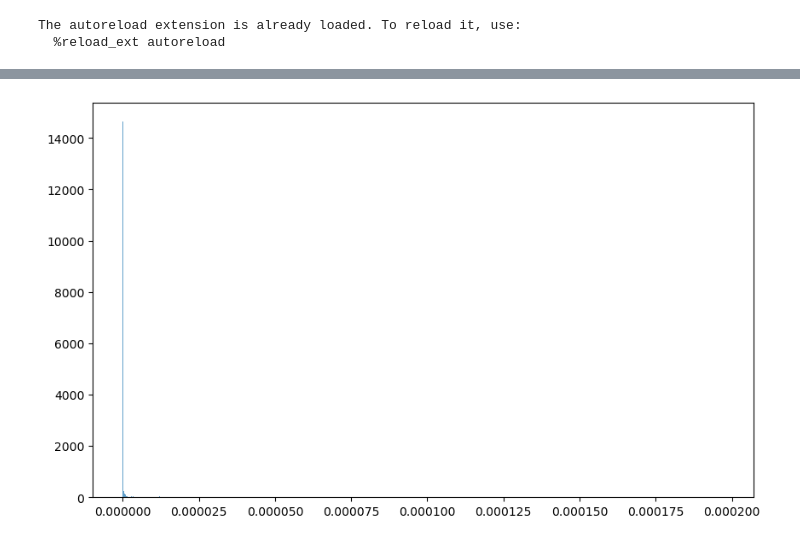
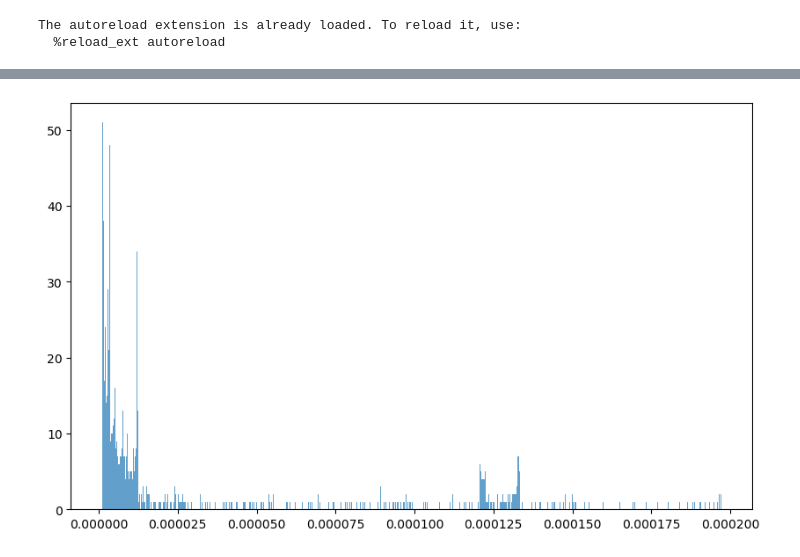
Before and after one commit to a-fotherby/hydrothermal_alteration, a Jupyter notebook: pflotran_figures/anhydrite.ipynb, the cells around one changed output, grey strips where cells are left out. Saved outputs shown, nothing was run; the diff lists cells and outputs as text; code cells hidden in the pictures.

```diff
--- a/pflotran_figures/anhydrite.ipynb
+++ b/pflotran_figures/anhydrite.ipynb
@@ -35,17 +39,17 @@ vol
 # %%
 import matplotlib as mpl
 from matplotlib import pyplot as plt
 import numpy as np
 import string
 
-threshold = 1e-4
+threshold = 1e-6
 filtered_data = data.where(data >= threshold, drop=True)
-data_np = data.sel(time=7000)['Anhydrite_VF'].values.flatten()
+data_np = filtered_data.sel(time=7000)['Anhydrite_VF'].values.flatten()
 fig, ax = plt.subplots(figsize=(10, 6))
 ax.hist(data_np, bins=1000, alpha=0.7)
 fig.show()
 # %% [output]
-[figure, old version]
+[figure, new version]
 # %%
 import matplotlib as mpl
 from matplotlib import pyplot as plt
```
Also changed, not shown: parts of 3 cells of this notebook, 2 other files.
